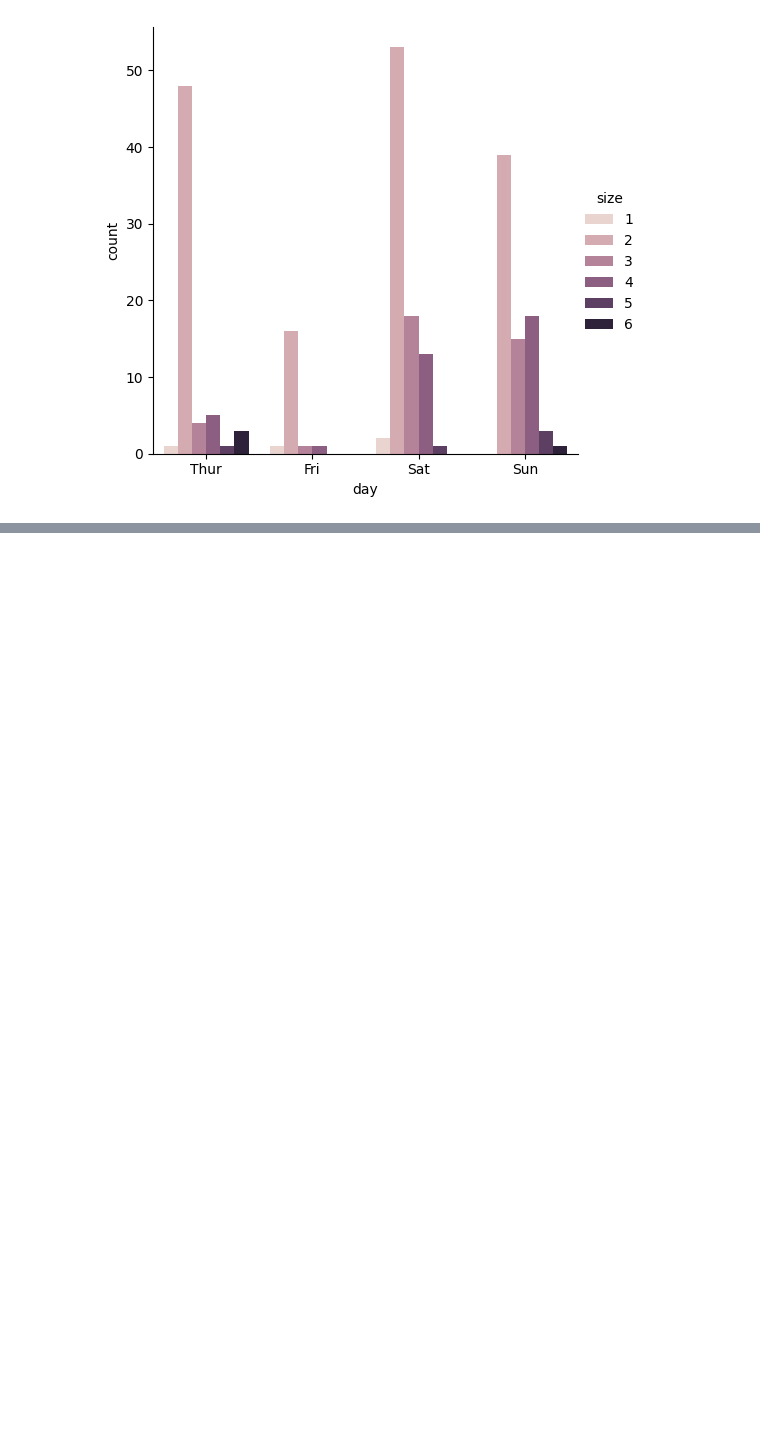
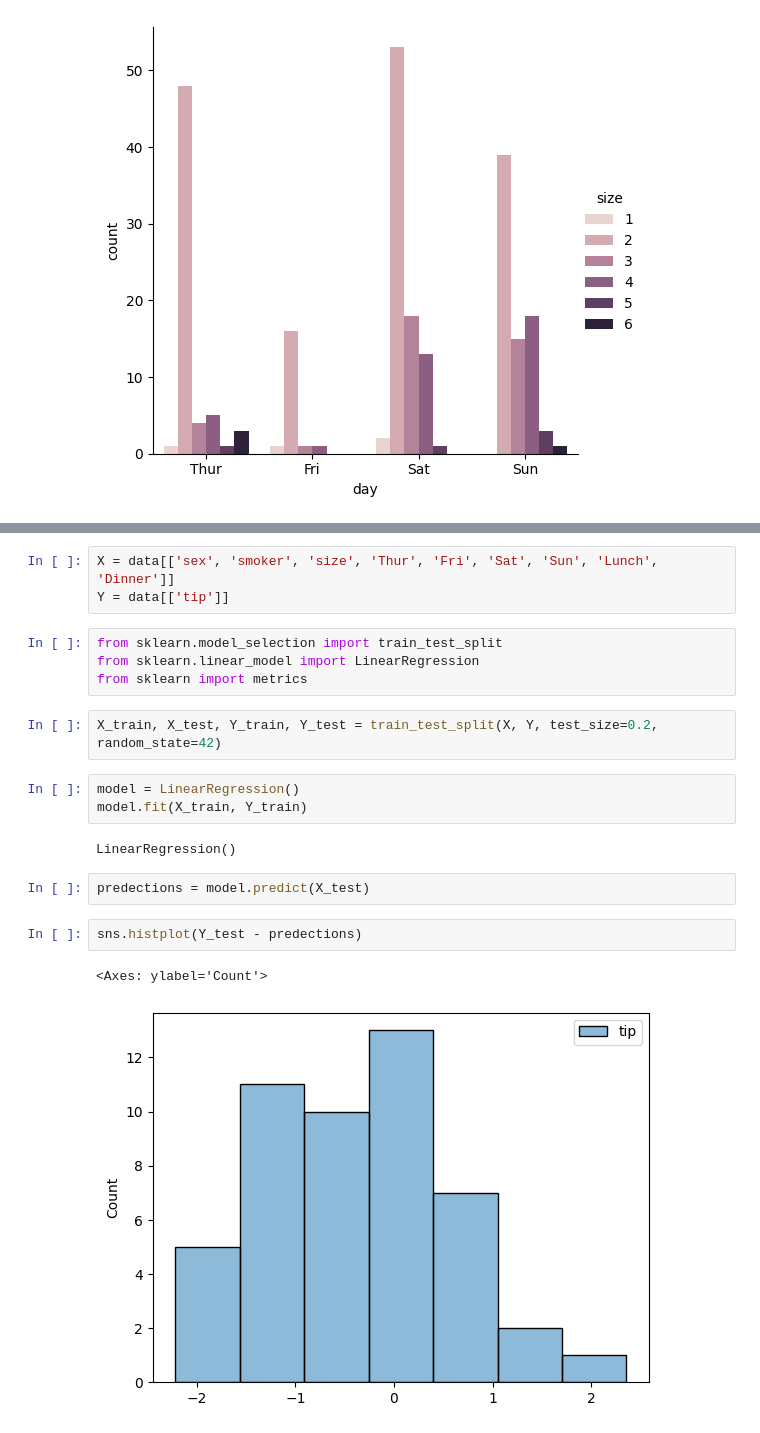
Before and after one commit to hosngholami/Learning, a Jupyter notebook: Linear_Regression.ipynb, the cells around one changed output, grey strips where cells are left out. Saved outputs shown, nothing was run; the diff lists cells and outputs as text; blank space fills up the shorter version.

Commit message:
Linear Regression Session 3 with onnx model

```diff
--- a/Linear_Regression.ipynb
+++ b/Linear_Regression.ipynb
@@ -125,0 +165,21 @@ sns.catplot(x='day', hue='size', kind='count', data=data)
+# %%
+X = data[['sex', 'smoker', 'size', 'Thur', 'Fri', 'Sat', 'Sun', 'Lunch', 'Dinner']]
+Y = data[['tip']]
+# %%
+from sklearn.model_selection import train_test_split
+from sklearn.linear_model import LinearRegression
+from sklearn import metrics
+# %%
+X_train, X_test, Y_train, Y_test = train_test_split(X, Y, test_size=0.2, random_state=42)
+# %%
+model = LinearRegression()
+model.fit(X_train, Y_train)
+# %% [output]
+LinearRegression()
+# %%
+predections = model.predict(X_test)
+# %%
+sns.histplot(Y_test - predections)
+# %% [output]
+<Axes: ylabel='Count'>
+[figure, added]
```
Also changed, not shown: parts of 13 cells of this notebook.
